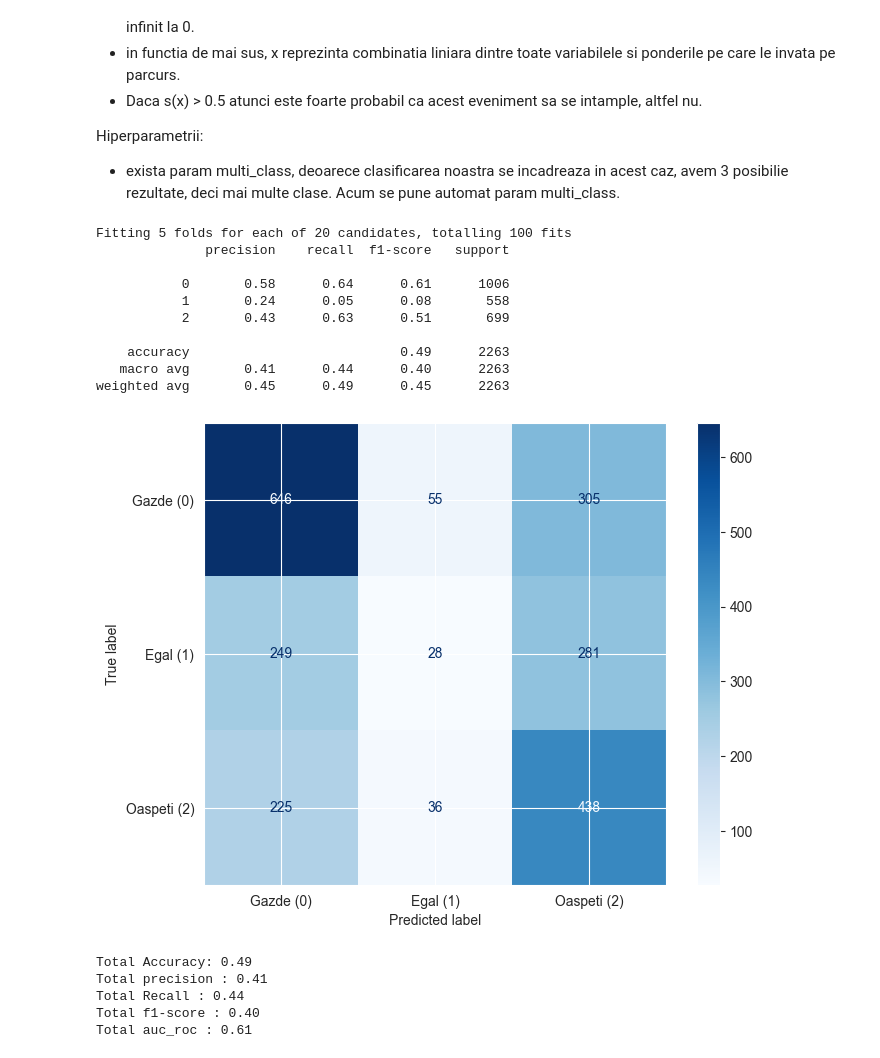
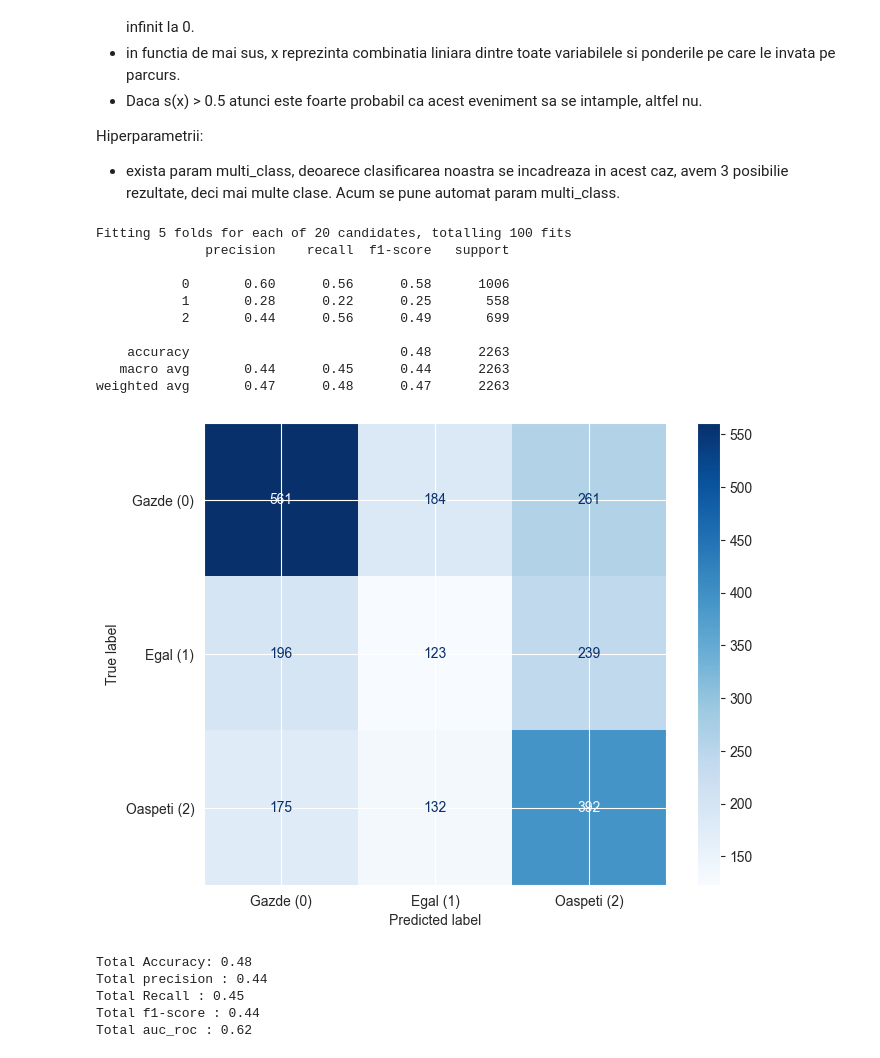
Before and after one commit to Technical-University-of-Cluj-Napoca/proiect-ml-RazvanBarna, a Jupyter notebook: Notebooks/Classification.ipynb, the cells around one changed output. Drawn from its saved outputs; the diff is of its cells as text; code cells hidden in the pictures.

```diff
--- a/Notebooks/Classification.ipynb
+++ b/Notebooks/Classification.ipynb
@@ -476,6 +476,7 @@ params_naive_grid = {
 grid_search_cv = GridSearchCV(
     estimator=naive_ml,
     param_grid=params_naive_grid,
+    scoring='f1_weighted',
     cv = 5,
     n_jobs=-1,
     verbose=1
@@ -553,47 +554,48 @@ log_reg_ml = LogisticRegression()
 grid_search_log = GridSearchCV(
     estimator=log_reg_ml,
     param_grid=logistic_grid,
+    scoring='f1_weighted',
     n_jobs=-1,
     verbose=1,
     cv=5
 )
 
 grid_search_log.fit(X_train_scaled,y_train)
 y_pred_logistic = grid_search_log.predict(X_test_scaled)
 print(classification_report(y_true=y_test, y_pred = y_pred_logistic))
 acc_logistic = accuracy_score(y_test,y_pred_logistic)
 prec_logistic = precision_score(y_test,y_pred_logistic, average='macro')
 f1_logistic = f1_score(y_test,y_pred_logistic, average='macro')
 rec_logistic = recall_score(y_test, y_pred_logistic, average='macro')
 y_probs_logistic = grid_search_log.predict_proba(X_test_scaled)
 auc_roc_logistic = roc_auc_score(y_test,y_probs_logistic, multi_class='ovr', average='macro')
 
 cm_logistic = confusion_matrix(y_test, y_pred_logistic)
 disp = ConfusionMatrixDisplay(confusion_matrix=cm_logistic, display_labels=['Gazde (0)', 'Egal (1)', 'Oaspeti (2)'])
 fig, ax = plt.subplots(figsize=(8, 6))
 disp.plot(cmap='Blues', ax=ax)
 plt.show()
 
 print(f"Total Accuracy: {acc_logistic:.2f}")
 print(f"Total precision : {prec_logistic:.2f}")
 print(f"Total Recall : {rec_logistic:.2f}")
 print(f"Total f1-score : {f1_logistic:.2f}")
 print(f"Total auc_roc : {auc_roc_logistic:.2f}")
 # %% [output]
 Fitting 5 folds for each of 20 candidates, totalling 100 fits
               precision    recall  f1-score   support
 
-           0       0.58      0.64      0.61      1006
-           1       0.24      0.05      0.08       558
-           2       0.43      0.63      0.51       699
+           0       0.60      0.56      0.58      1006
+           1       0.28      0.22      0.25       558
+           2       0.44      0.56      0.49       699
 
-    accuracy                           0.49      2263
-   macro avg       0.41      0.44      0.40      2263
-weighted avg       0.45      0.49      0.45      2263
+    accuracy                           0.48      2263
+   macro avg       0.44      0.45      0.44      2263
+weighted avg       0.47      0.48      0.47      2263
-[figure, old version]
+[figure, new version]
-Total Accuracy: 0.49
-Total precision : 0.41
-Total Recall : 0.44
-Total f1-score : 0.40
-Total auc_roc : 0.61
+Total Accuracy: 0.48
+Total precision : 0.44
+Total Recall : 0.45
+Total f1-score : 0.44
+Total auc_roc : 0.62
 # %% [markdown]
```
Also changed, not shown: parts of 14 cells of this notebook.
